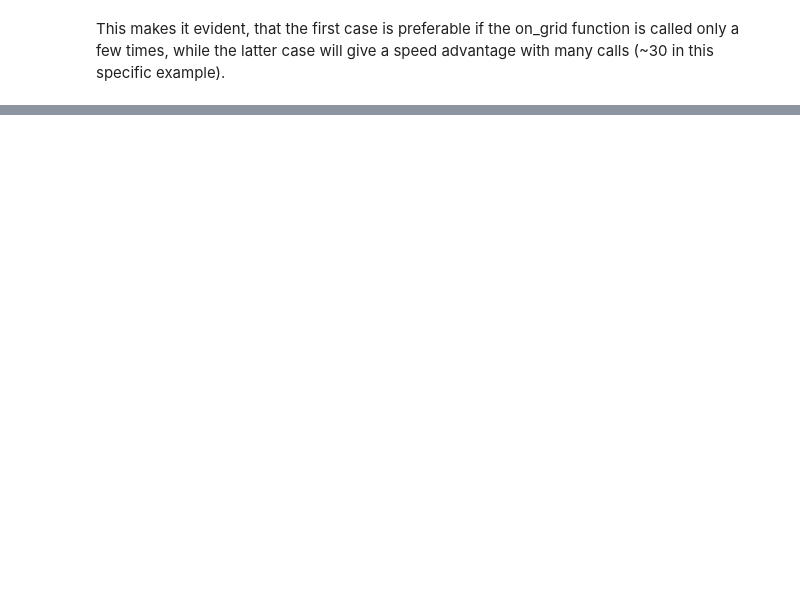
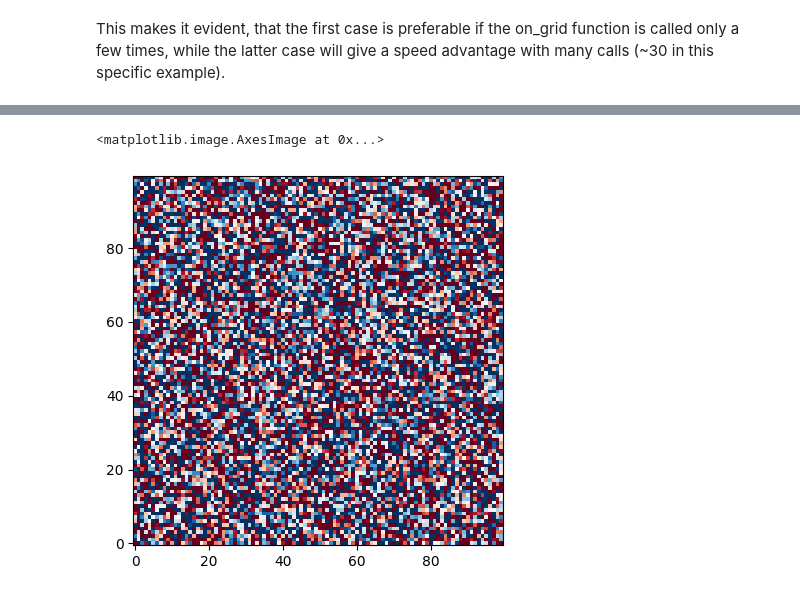
Before and after one commit to rafaelab/imagine-models, a Jupyter notebook: demos/python/model_library_demo.ipynb, the cells around one changed output, grey strips where cells are left out. Saved outputs shown, nothing was run; the diff lists cells and outputs as text; code cells hidden in the pictures; blank space fills up the shorter version.

```diff
--- a/demos/python/model_library_demo.ipynb
+++ b/demos/python/model_library_demo.ipynb
@@ -157,0 +158,5 @@ This makes it evident, that the first case is preferable if the on_grid function
+# %%
+plt.imshow(gs_on_random_grid[:, :, 1], cmap='RdBu_r', origin='lower', vmin=-1, vmax=1)
+# %% [output]
+<matplotlib.image.AxesImage at 0x...>
+[figure, added]
```
Also changed, not shown: parts of 7 cells of this notebook, 9 other files.
